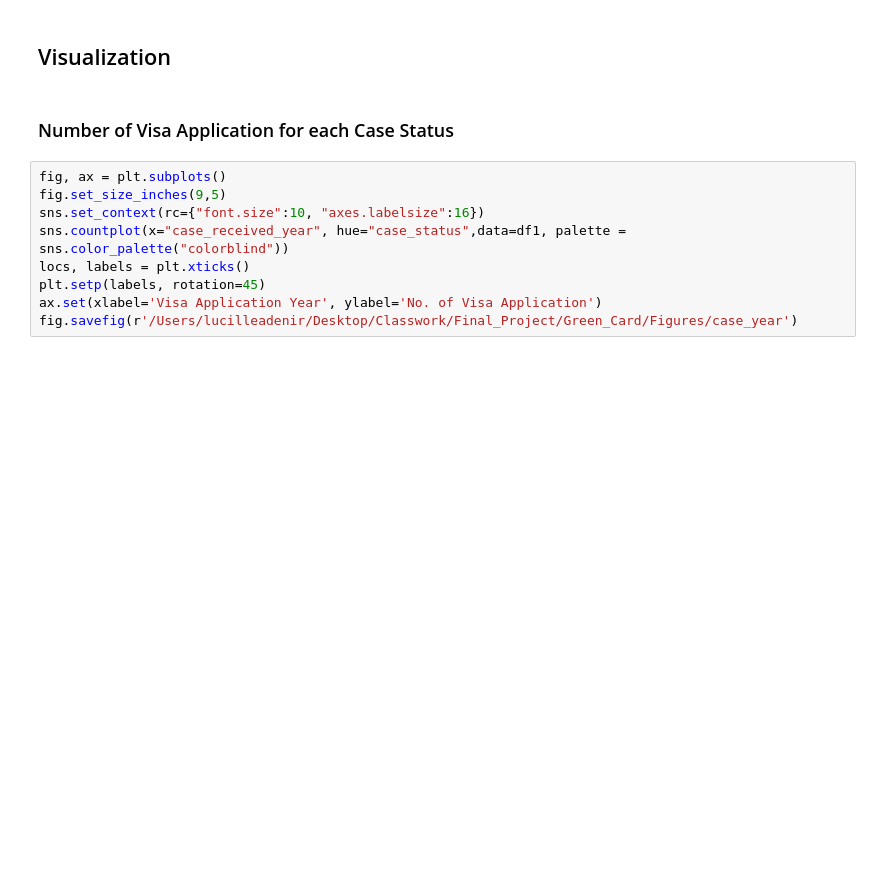
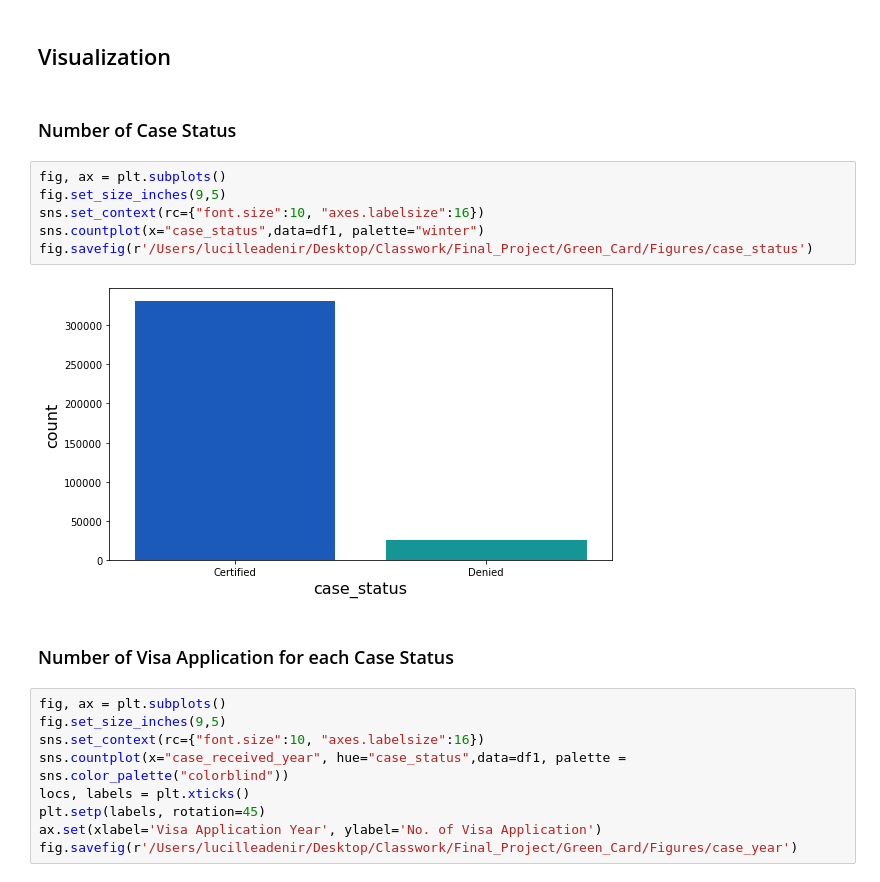
Before and after one commit to luAdenir/Employment_Visa, a Jupyter notebook: preprocessing.ipynb, the cells around one changed output. Drawn from its saved outputs; the diff is of its cells as text; blank space fills up the shorter version.

```diff
--- a/preprocessing.ipynb
+++ b/preprocessing.ipynb
@@ -565,5 +627,15 @@ df1
 # %% [markdown]
 ## Visualization
+# %% [markdown]
+### Number of Case Status
+# %%
+fig, ax = plt.subplots()
+fig.set_size_inches(9,5)
+sns.set_context(rc={"font.size":10, "axes.labelsize":16})
+sns.countplot(x="case_status",data=df1, palette="winter")
+fig.savefig(r'/Users/lucilleadenir/Desktop/Classwork/Final_Project/Green_Card/Figures/case_status')
+# %% [output]
+[figure, added]
 # %% [markdown]
 ### Number of Visa Application for each Case Status
 # %%
```
Also changed, not shown: parts of 23 cells of this notebook, 8 other files.
